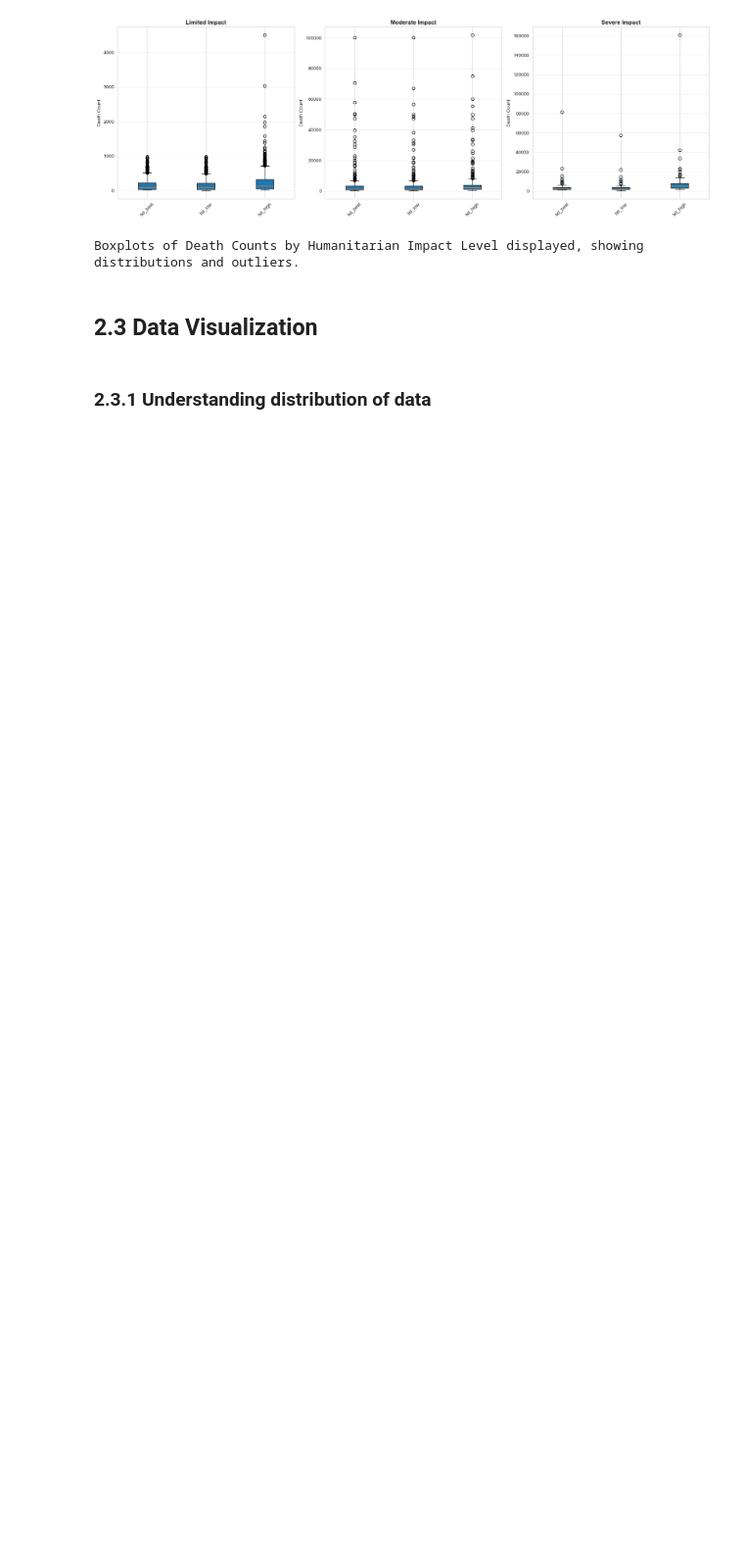
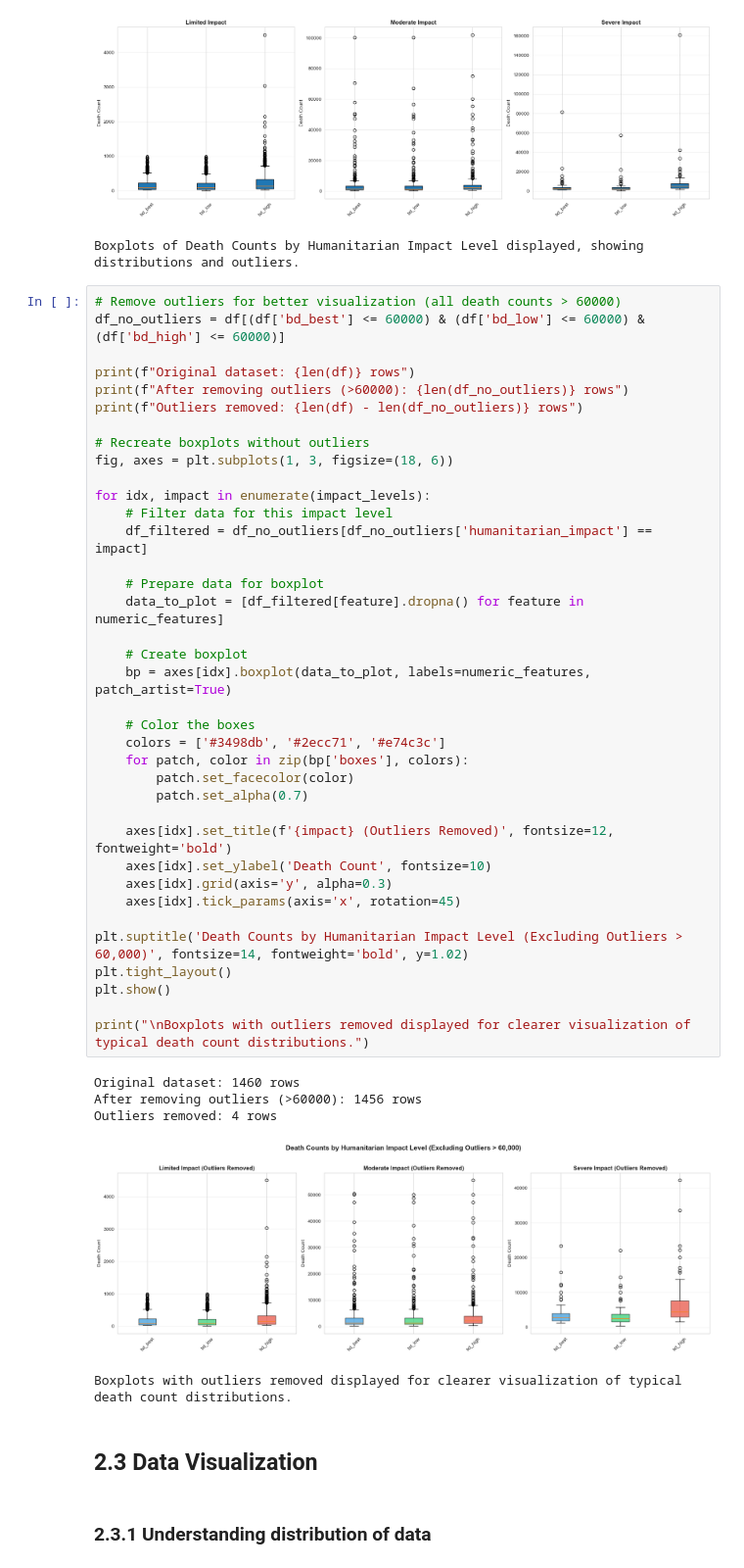
Before and after one commit to mephisto37564/MLDP, a Jupyter notebook: MLDP Program Codes Submission Template.ipynb, the cells around one changed output. Shown at 98% size. Saved outputs shown, nothing was run; the diff lists cells and outputs as text; blank space fills up the shorter version.

Commit message:
remove outliers

```diff
--- a/MLDP Program Codes Submission Template.ipynb
+++ b/MLDP Program Codes Submission Template.ipynb
@@ -310,6 +310,49 @@ print("\nBoxplots of Death Counts by Humanitarian Impact Level displayed, showin
 # %% [output]
 [figure]
 Boxplots of Death Counts by Humanitarian Impact Level displayed, showing distributions and outliers.
+# %%
+# Remove outliers for better visualization (all death counts > 60000)
+df_no_outliers = df[(df['bd_best'] <= 60000) & (df['bd_low'] <= 60000) & (df['bd_high'] <= 60000)]
+
+print(f"Original dataset: {len(df)} rows")
+print(f"After removing outliers (>60000): {len(df_no_outliers)} rows")
+print(f"Outliers removed: {len(df) - len(df_no_outliers)} rows")
+
+# Recreate boxplots without outliers
+fig, axes = plt.subplots(1, 3, figsize=(18, 6))
+
+for idx, impact in enumerate(impact_levels):
+    # Filter data for this impact level
+    df_filtered = df_no_outliers[df_no_outliers['humanitarian_impact'] == impact]
+
+    # Prepare data for boxplot
+    data_to_plot = [df_filtered[feature].dropna() for feature in numeric_features]
+
+    # Create boxplot
+    bp = axes[idx].boxplot(data_to_plot, labels=numeric_features, patch_artist=True)
+
+    # Color the boxes
+    colors = ['#3498db', '#2ecc71', '#e74c3c']
+    for patch, color in zip(bp['boxes'], colors):
+        patch.set_facecolor(color)
+        patch.set_alpha(0.7)
+
+    axes[idx].set_title(f'{impact} (Outliers Removed)', fontsize=12, fontweight='bold')
+    axes[idx].set_ylabel('Death Count', fontsize=10)
+    axes[idx].grid(axis='y', alpha=0.3)
+    axes[idx].tick_params(axis='x', rotation=45)
+
+plt.suptitle('Death Counts by Humanitarian Impact Level (Excluding Outliers > 60,000)', fontsize=14, fontweight='bold', y=1.02)
+plt.tight_layout()
+plt.show()
+
+print("\nBoxplots with outliers removed displayed for clearer visualization of typical death count distributions.")
+# %% [output]
+Original dataset: 1460 rows
+After removing outliers (>60000): 1456 rows
+Outliers removed: 4 rows
+[figure, added]
+Boxplots with outliers removed displayed for clearer visualization of typical death count distributions.
 # %% [markdown]
 ## 2.3 Data Visualization
 # %% [markdown]
```
Also changed, not shown: 1 other file.
